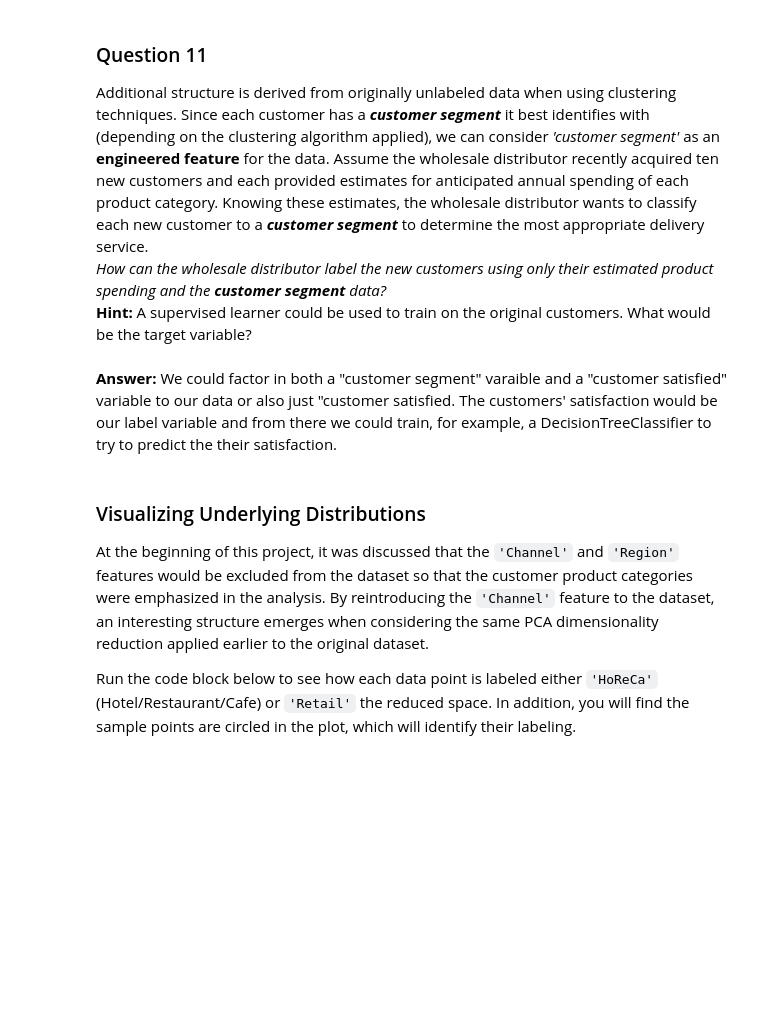
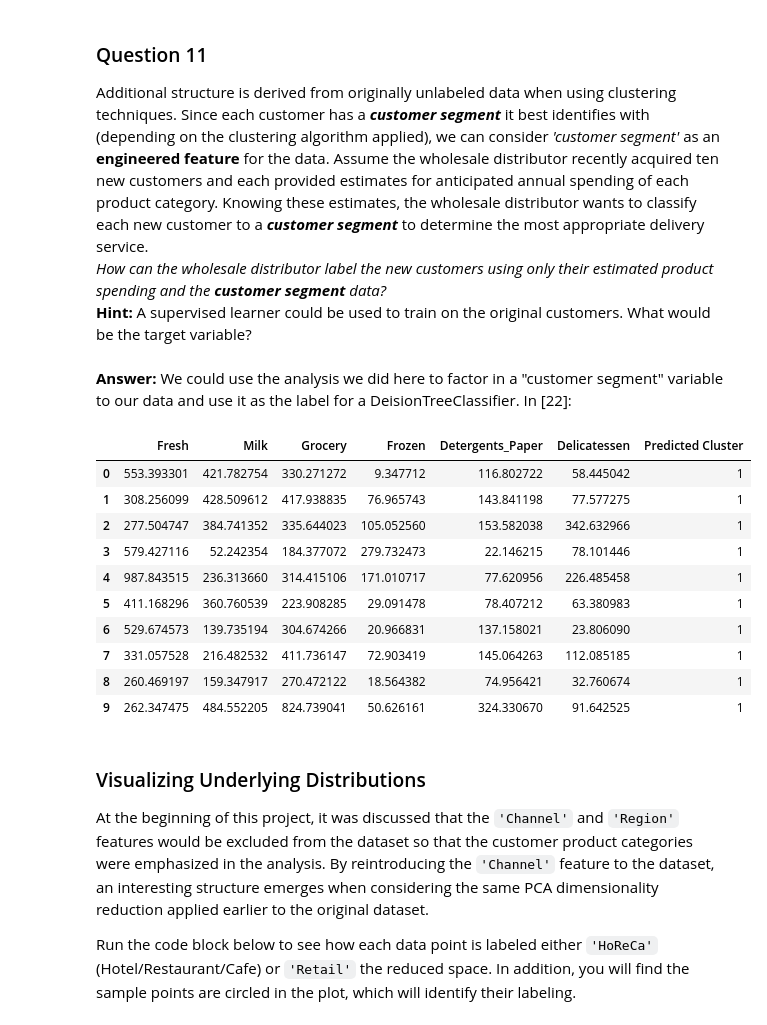
Before and after one commit to pjsousa/MLND-P3---Customer-Segments, a Jupyter notebook: customer_segments.ipynb, the cells around one changed output. Cells and saved outputs as stored; diff of their text form; code cells hidden in the pictures; blank space fills up the shorter version.

```diff
--- a/customer_segments.ipynb
+++ b/customer_segments.ipynb
@@ -636,9 +662,41 @@ If everything failed, we could factor in the customers' satisfaction information
 Additional structure is derived from originally unlabeled data when using clustering techniques. Since each customer has a ***customer segment*** it best identifies with (depending on the clustering algorithm applied), we can consider *'customer segment'* as an **engineered feature** for the data. Assume the wholesale distributor recently acquired ten new customers and each provided estimates for anticipated annual spending of each product category. Knowing these estimates, the wholesale distributor wants to classify each new customer to a ***customer segment*** to determine the most appropriate delivery service.
 *How can the wholesale distributor label the new customers using only their estimated product spending and the* ***customer segment*** *data?*
 **Hint:** A supervised learner could be used to train on the original customers. What would be the target variable?
-# %% [markdown]
-**Answer:** We could factor in both a "customer segment" varaible and a "customer satisfied" variable to our data or also just "customer satisfied.
-The customers' satisfaction would be our label variable and from there we could train, for example, a DecisionTreeClassifier to try to predict the their satisfaction.
+# %% [markdown]
+**Answer:** We could use the analysis we did here to factor in a "customer segment" variable to our data and use it as the label for a DeisionTreeClassifier.
+In [22]:
+# %%
+from IPython.display import Image
+from sklearn.externals.six import StringIO
+import pydot
+from sklearn.tree import DecisionTreeClassifier
+
+## We'll train the classifier with the unscaled values against the prediction they got from pca
+clf = DecisionTreeClassifier(random_state=20161107)
+clf.fit(np.exp(good_data), preds)
+
+## We'll create an example of new 10 customer
+## (although they will have the same pattern as the original data,
+##     since we're just rescaling them with the random, but this is
+##     just for this exercise's purpose)
+new_data = np.exp(good_data)[0:10] * np.random.rand(1)
+
+## And predict theirs possibel cluster
+new_data["Predicted Cluster"] = clf.predict(new_data)
+
+new_data
+# %% [output]
+|  | Fresh | Milk | Grocery | Frozen | Detergents_Paper | Delicatessen | Predicted Cluster |
+| 0 | 553.393301 | 421.782754 | 330.271272 | 9.347712 | 116.802722 | 58.445042 | 1 |
+| 1 | 308.256099 | 428.509612 | 417.938835 | 76.965743 | 143.841198 | 77.577275 | 1 |
+| 2 | 277.504747 | 384.741352 | 335.644023 | 105.052560 | 153.582038 | 342.632966 | 1 |
+| 3 | 579.427116 | 52.242354 | 184.377072 | 279.732473 | 22.146215 | 78.101446 | 1 |
+| 4 | 987.843515 | 236.313660 | 314.415106 | 171.010717 | 77.620956 | 226.485458 | 1 |
+| 5 | 411.168296 | 360.760539 | 223.908285 | 29.091478 | 78.407212 | 63.380983 | 1 |
+| 6 | 529.674573 | 139.735194 | 304.674266 | 20.966831 | 137.158021 | 23.806090 | 1 |
+| 7 | 331.057528 | 216.482532 | 411.736147 | 72.903419 | 145.064263 | 112.085185 | 1 |
+| 8 | 260.469197 | 159.347917 | 270.472122 | 18.564382 | 74.956421 | 32.760674 | 1 |
+| 9 | 262.347475 | 484.552205 | 824.739041 | 50.626161 | 324.330670 | 91.642525 | 1 |
 # %% [markdown]
 ### Visualizing Underlying Distributions
 
```
Also changed, not shown: parts of 5 cells of this notebook, 1 other file.
